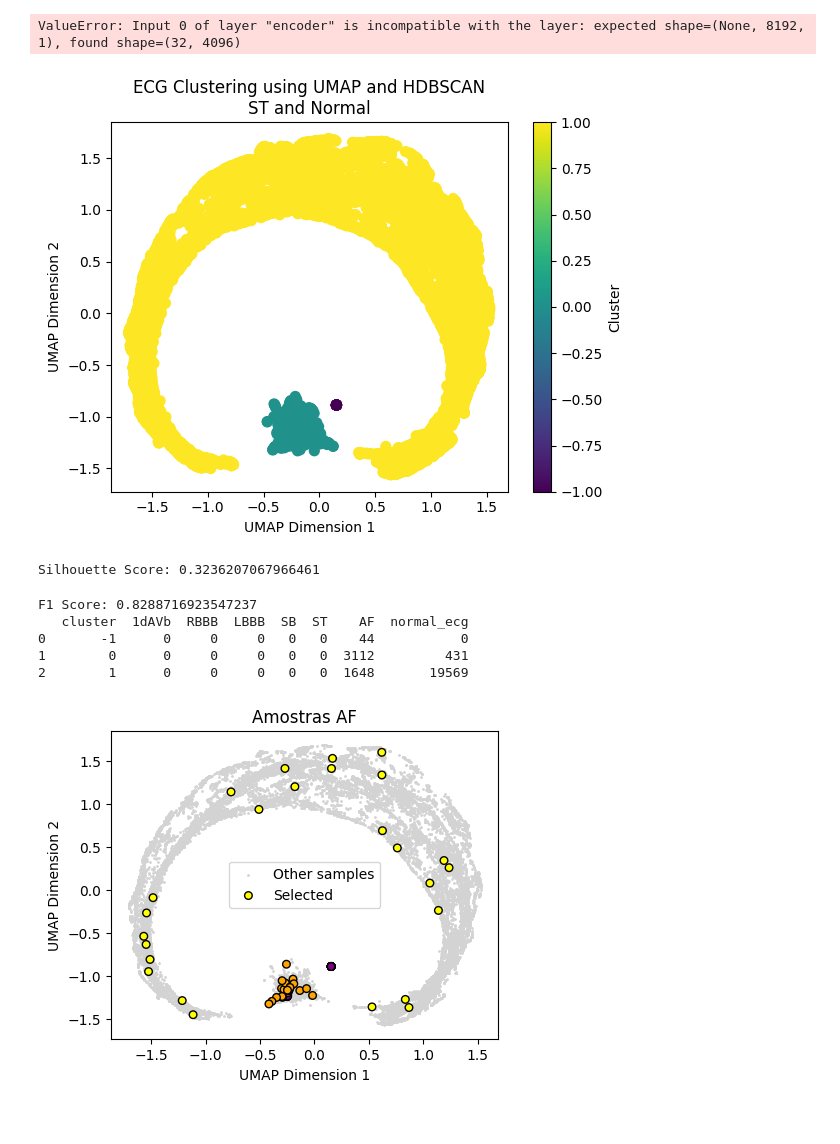
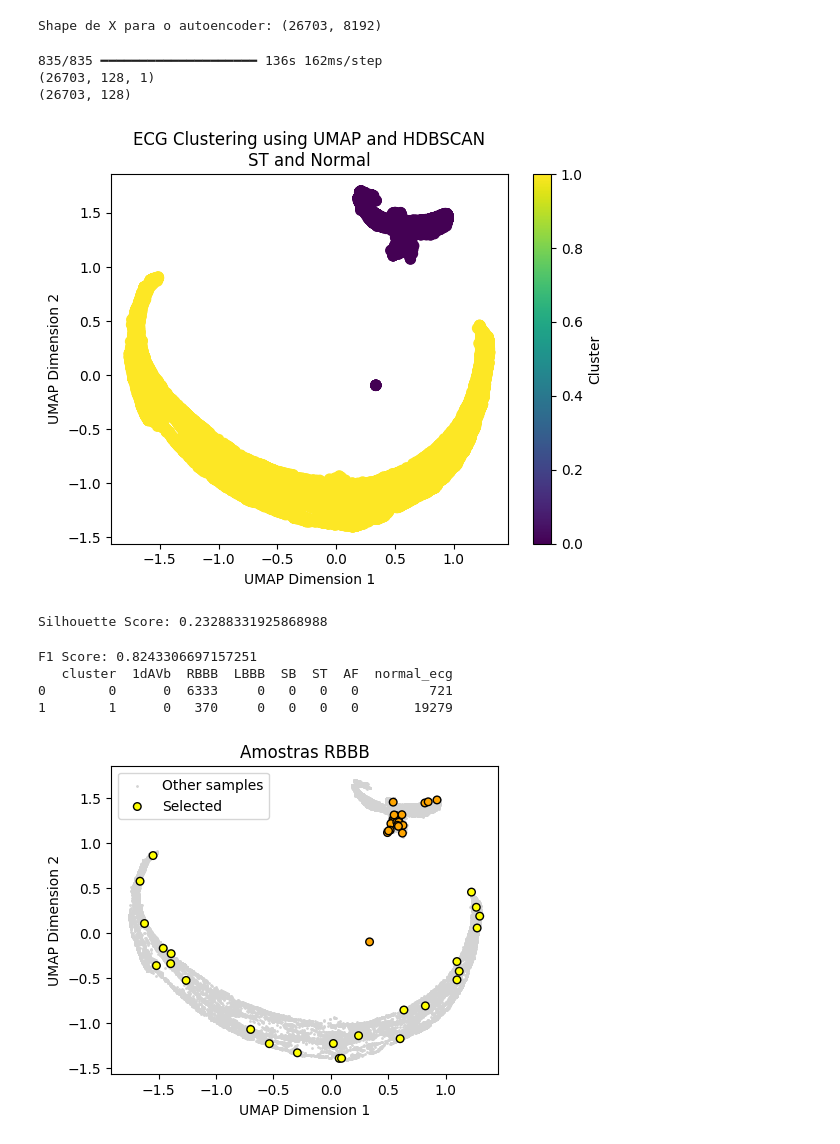
Before and after one commit to pedrobacelar28/Clustering-Paper, a Jupyter notebook: Projeto/Geração das Amostras/RBBB.ipynb, the cells around one changed output. Cells and saved outputs as stored; diff of their text form; code cells hidden in the pictures.

```diff
--- a/Projeto/Geração das Amostras/RBBB.ipynb
+++ b/Projeto/Geração das Amostras/RBBB.ipynb
@@ -28,7 +28,7 @@ from matplotlib.colors import ListedColormap, BoundaryNorm
 sys.path.append('../Pre-processing')
 from filters import ecg_filtrado
 # %%
-autoencoder = tf.keras.models.load_model('../modelos/autoencoder_model_V1V6.keras')
+autoencoder = tf.keras.models.load_model('../Guilherme/modelos/RBBB/autoencoder_model_V1V6RBBB.keras')
 # %%
 #CARREGAR OS DADOS
 caminho_arquivo = "../Database/exams.csv"
@@ -113,19 +113,30 @@ def get_ecg_data(file_paths, exam_id):
 all_tracings = []
 for exam_id in ids_ecgs:
     tracings = get_ecg_data(arquivos_hdf5, exam_id)
-    # Selecionar as leads V1 (índice 6) e V6 (índice 11)
-    lead_v1 = tracings[:, 5]
+    # Selecionar as leads V1 (índice 6) e V6 (índice 11)tracings = get_ecg_data(arquivos_hdf5, exam_id)
+    # DI, DII, DIII, AVL, AVF, AVR, V1, V2, V3, V4, V5, V6
+    #lead_d1 = tracings[:, 0]
+    #lead_d2 = tracings[:, 1]
+    #lead_d3 = tracings[:, 2]
+    #lead_avl = tracings[:, 3]
+    #lead_avf = tracings[:, 4]
+    #lead_avr = tracings[:, 5]
+    lead_v1 = tracings[:, 6]
+    #lead_v2 = tracings[:, 7]
+    #lead_v3 = tracings[:, 8]
     #lead_v4 = tracings[:, 9]
-    lead_V6 = tracings[:,11]
-    #lead_d1 = tracings[:, 11]
+    #lead_v5 = tracings[:,10]
+    lead_v6 = tracings[:,10]
     #Combinar as leads V1 e V6 em uma única dimensão
-    combined_leads = np.concatenate((lead_v1, lead_V6))
+    combined_leads = np.concatenate((lead_v1, lead_v6))
     all_tracings.append(combined_leads)
 
 # Converter lista para array numpy
 X = np.array(all_tracings)
 
 print("Shape de X para o autoencoder:", X.shape)
+# %% [output]
+Shape de X para o autoencoder: (26703, 8192)
 # %%
 #DIMINUIR DIMENSAO DE X PELO AUTOENCODER(128)
 
@@ -156,7 +167,9 @@ X_encoded_2d = np.nan_to_num(X_encoded_2d, nan=epsilon)
 epsilon = 1e-10
 X_encoded_2d = np.nan_to_num(X_encoded_2d, nan=epsilon)
 # %% [output]
-ValueError: Input 0 of layer "encoder" is incompatible with the layer: expected shape=(None, 8192, 1), found shape=(32, 4096)
+835/835 ━━━━━━━━━━━━━━━━━━━━ 136s 162ms/step
+(26703, 128, 1)
+(26703, 128)
 # %%
 #DIMINUIR DIMENSAO DE X PELO UMAP(16)
 warnings.filterwarnings('ignore', message="n_jobs value.*overridden to 1 by setting random_state.*")
@@ -170,7 +183,8 @@ X_reduced = umap_reducer.fit_transform(X_normalized)
 #CLUSTERIZACAO HDBSCAN
 
 from sklearn.metrics import silhouette_score, f1_score
-import numpy as np
+
+exam_ids_to_cluster = ids_ecgs
 
 scaler = StandardScaler()
 X_reduced_scaled = scaler.fit_transform(X_reduced)
@@ -216,40 +230,39 @@ majority_labels.columns = ['cluster', 'majority_label']
 merged_data = merged_data.merge(majority_labels, on='cluster')
 
 # Criar rótulos verdadeiros
 def assign_true_label(row):
     if row['majority_label'] == 'normal':
         return row['normal_ecg'] == 1
     else:
         return row[['1dAVb', 'RBBB', 'LBBB', 'SB', 'ST', 'AF']].sum() > 0
 
 merged_data['true_label'] = merged_data.apply(assign_true_label, axis=1)
 
 # Calcular o F1 score
 true_labels = merged_data['true_label']
 f1_avg = f1_score(true_labels, labels, average='weighted')
 print(f'F1 Score: {f1_avg}')
 
 # Contar a quantidade de doenças e ECGs normais em cada cluster
 cluster_summary = merged_data.groupby('cluster').agg({
     '1dAVb': 'sum',
     'RBBB': 'sum',
     'LBBB': 'sum',
     'SB': 'sum',
     'ST': 'sum',
     'AF': 'sum',
     'normal_ecg': 'sum'
 }).reset_index()
 
 # Mostrar o resumo por cluster
 print(cluster_summary)
 # %% [output]
-[figure, old version]
+[figure, new version]
-Silhouette Score: 0.3236207067966461
+Silhouette Score: 0.23288331925868988
-F1 Score: 0.8288716923547237
-   cluster  1dAVb  RBBB  LBBB  SB  ST    AF  normal_ecg
-0       -1      0     0     0   0   0    44           0
-1        0      0     0     0   0   0  3112         431
-2        1      0     0     0   0   0  1648       19569
+F1 Score: 0.8243306697157251
+   cluster  1dAVb  RBBB  LBBB  SB  ST  AF  normal_ecg
+0        0      0  6333     0   0   0   0         721
+1        1      0   370     0   0   0   0       19279
 # %%
 # CALCULAR SILHUETT DE CADA PONTO
 
@@ -270,7 +283,7 @@ merged_data = silhouette_df.merge(metadata, on='exam_id')
 
 # GUARDAR EM CSVS
 
-doenca = 'LBBB'
+doenca = 'RBBB'
 
 colunas_desejadas = ['exam_id', 'label', '1dAVb', 'RBBB', 'LBBB' , 'SB' ,'ST' , 'AF', 'normal_ecg', 'silhouette_score']
 dados = merged_data[colunas_desejadas]
@@ -345,4 +358,4 @@ labels = [
 
 plot_samples(X_reduced_scaled, selected_exam_ids, labels, f'Amostras {doenca}')
 # %% [output]
-[figure, old version]
+[figure, new version]
```
Also changed, not shown: parts of 1 cell of this notebook, 6 other files.
